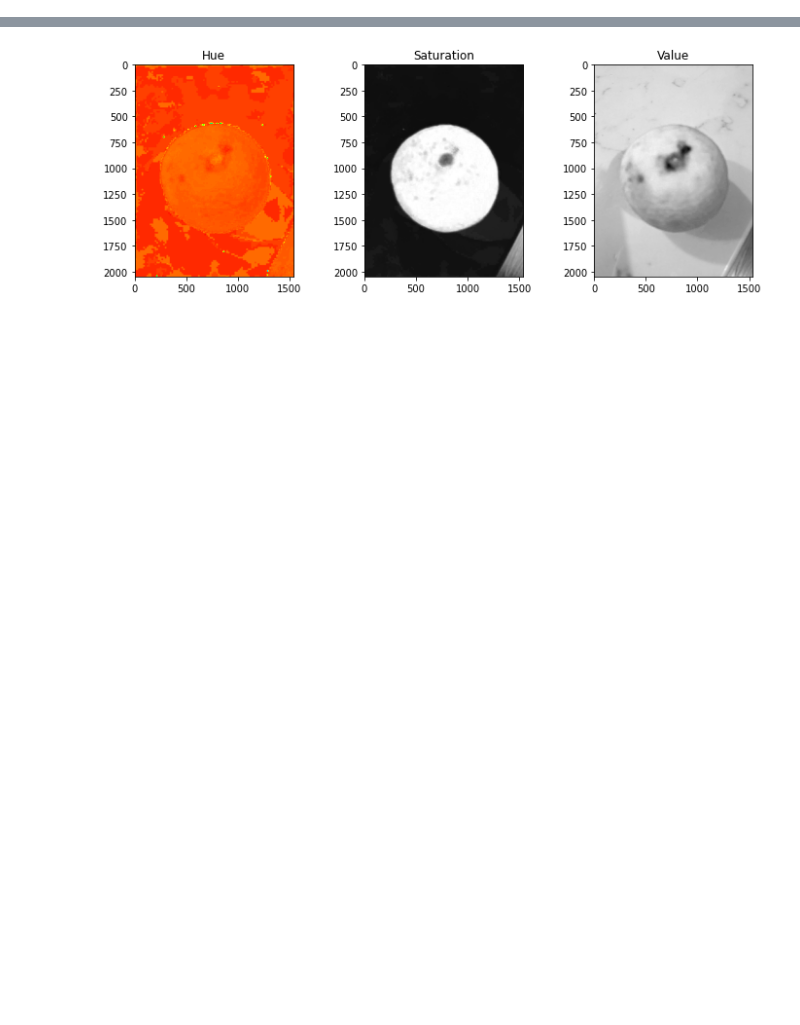
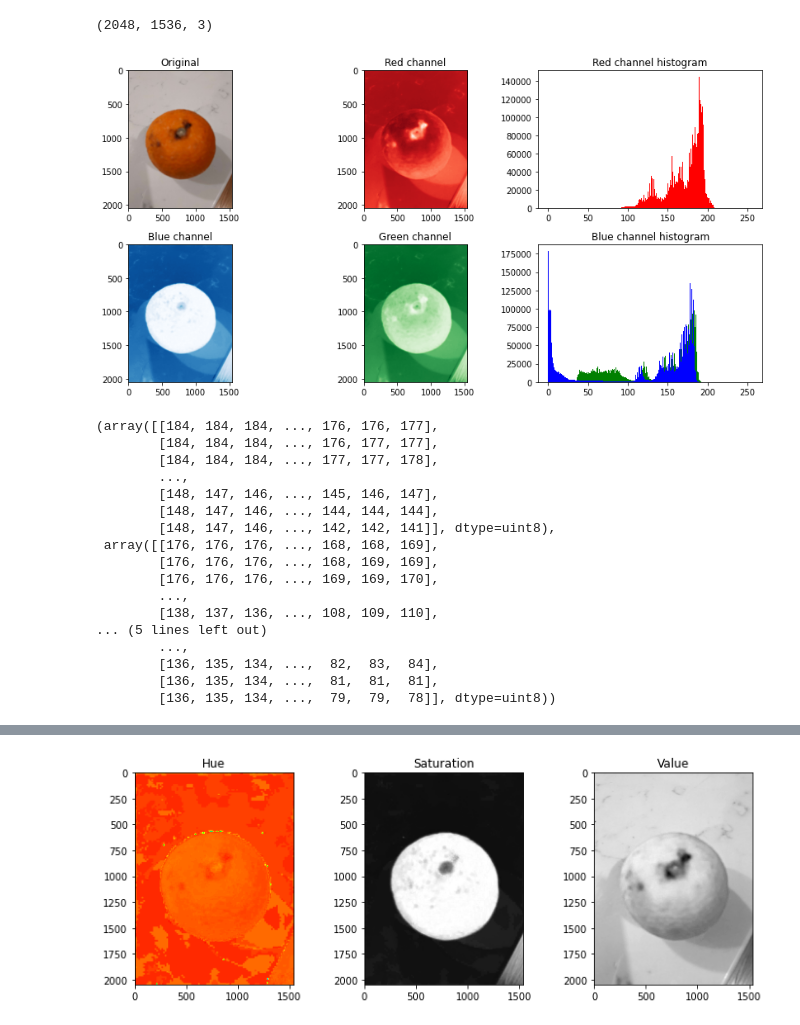
Before and after one commit to Mikerive/Color-Space, a Jupyter notebook: Color_Space.ipynb, the cells around one changed output, grey strips where cells are left out. Drawn from its saved outputs; the diff is of its cells as text; code cells hidden in the pictures; blank space fills up the shorter version.

```diff
--- a/Color_Space.ipynb
+++ b/Color_Space.ipynb
@@ -209,3 +11,31 @@ def tiled_rgb_function_filter(image, function = [geometric_mean], color_channel=
+# %%
+orange1.shape
+# %% [output]
+(2048, 1536, 3)
+# %%
+# RGB Image decomposition
+from imageplotter import ImagePlotter
+
+ImagePlotter(orange1).plot_RGB()
+# %% [output]
+[figure, added]
+(array([[184, 184, 184, ..., 176, 176, 177],
+        [184, 184, 184, ..., 176, 177, 177],
+        [184, 184, 184, ..., 177, 177, 178],
+        ...,
+        [148, 147, 146, ..., 145, 146, 147],
+        [148, 147, 146, ..., 144, 144, 144],
+        [148, 147, 146, ..., 142, 142, 141]], dtype=uint8),
+ array([[176, 176, 176, ..., 168, 168, 169],
+        [176, 176, 176, ..., 168, 169, 169],
+        [176, 176, 176, ..., 169, 169, 170],
+        ...,
+        [138, 137, 136, ..., 108, 109, 110],
+... (5 lines left out)
+        ...,
+        [136, 135, 134, ...,  82,  83,  84],
+        [136, 135, 134, ...,  81,  81,  81],
+        [136, 135, 134, ...,  79,  79,  78]], dtype=uint8))
 # %%
 import matplotlib.pyplot as plt
 
```
Also changed, not shown: parts of 25 cells of this notebook, 11 other files.
